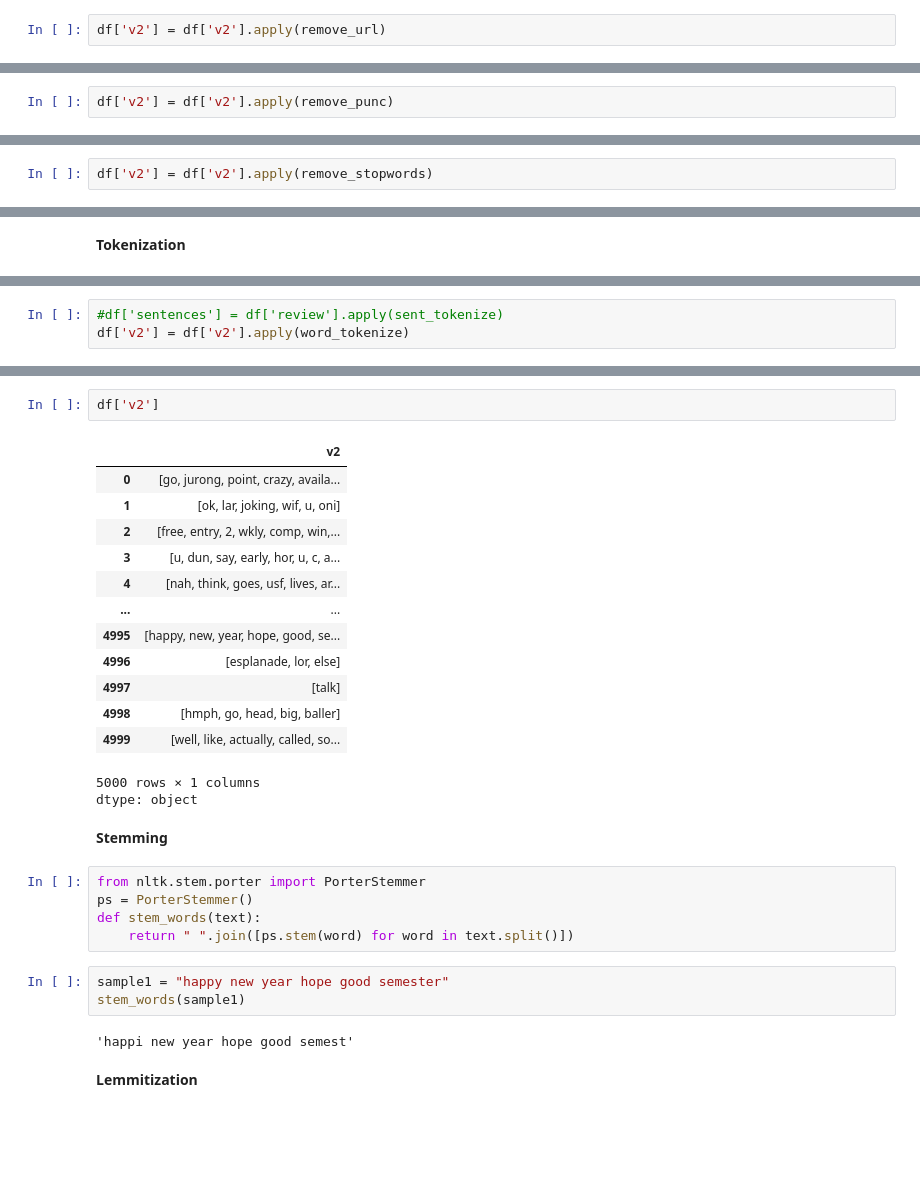
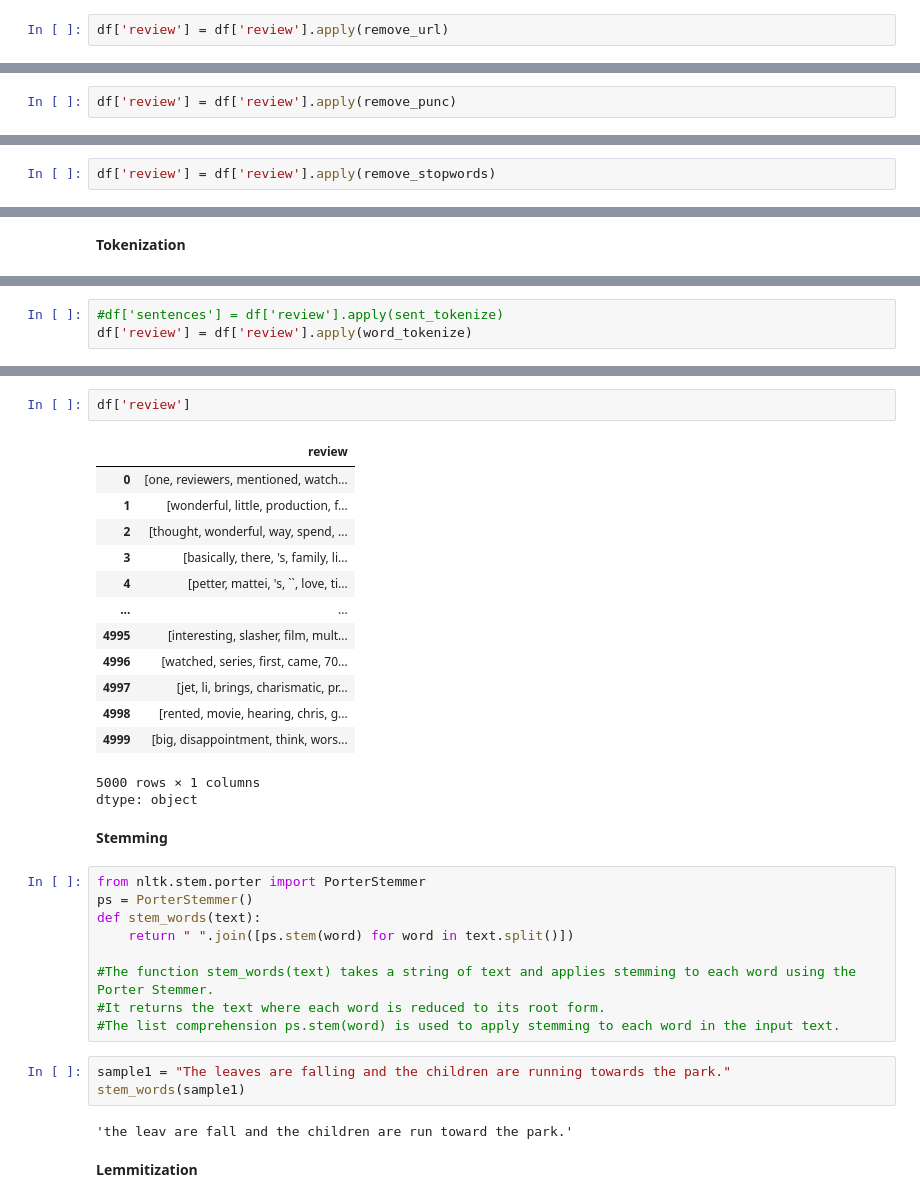
Before and after one commit to nimrashaheen001/Programming_for_AI, a Jupyter notebook: Lab_11NLP_Pratice.ipynb, the cells around one changed output, grey strips where cells are left out. Cells and saved outputs as stored; diff of their text form; blank space fills up the shorter version.

```diff
--- a/Lab_11NLP_Pratice.ipynb
+++ b/Lab_11NLP_Pratice.ipynb
@@ -175,7 +154,7 @@ def remove_url(text):
     pattern = re.compile(r'https?://\S+|www\.\S+')
     return pattern.sub(r'', text)
 # %%
-df['v2'] = df['v2'].apply(remove_url)
+df['review'] = df['review'].apply(remove_url)
 # %% [output]
 A value is trying to be set on a copy of a slice from a DataFrame.
 Try using .loc[row_indexer,col_indexer] = value instead
@@ -219,5 +198,5 @@ df['v2'][5]
 # %%
-df['v2'] = df['v2'].apply(remove_punc)
+df['review'] = df['review'].apply(remove_punc)
 # %% [output]
 A value is trying to be set on a copy of a slice from a DataFrame.
 Try using .loc[row_indexer,col_indexer] = value instead
@@ -287,7 +278,7 @@ remove_stopwords('probably my all-time favorite movie, a story of selflessness,
 # %% [output]
 'probably  all-time favorite movie,  story  selflessness, sacrifice  dedication   noble cause,    preachy  boring.   never gets old, despite   seen   15   times'
 # %%
-df['v2'] = df['v2'].apply(remove_stopwords)
+df['review'] = df['review'].apply(remove_stopwords)
 # %% [output]
 A value is trying to be set on a copy of a slice from a DataFrame.
 Try using .loc[row_indexer,col_indexer] = value instead
@@ -331,6 +326,6 @@ df['v2'][1]
 # %%
 #df['sentences'] = df['review'].apply(sent_tokenize)
-df['v2'] = df['v2'].apply(word_tokenize)
+df['review'] = df['review'].apply(word_tokenize)
 # %% [output]
 A value is trying to be set on a copy of a slice from a DataFrame.
 Try using .loc[row_indexer,col_indexer] = value instead
@@ -344,18 +355,18 @@ df['v2'][1]
 # %%
-df['v2']
+df['review']
 # %% [output]
-|  | v2 |
-| 0 | [go, jurong, point, crazy, availa... |
-| 1 | [ok, lar, joking, wif, u, oni] |
-| 2 | [free, entry, 2, wkly, comp, win,... |
-| 3 | [u, dun, say, early, hor, u, c, a... |
-| 4 | [nah, think, goes, usf, lives, ar... |
+|  | review |
+| 0 | [one, reviewers, mentioned, watch... |
+| 1 | [wonderful, little, production, f... |
+| 2 | [thought, wonderful, way, spend, ... |
+| 3 | [basically, there, 's, family, li... |
+| 4 | [petter, mattei, 's, ``, love, ti... |
 | ... | ... |
-| 4995 | [happy, new, year, hope, good, se... |
-| 4996 | [esplanade, lor, else] |
-| 4997 | [talk] |
-| 4998 | [hmph, go, head, big, baller] |
-| 4999 | [well, like, actually, called, so... |
+| 4995 | [interesting, slasher, film, mult... |
+| 4996 | [watched, series, first, came, 70... |
+| 4997 | [jet, li, brings, charismatic, pr... |
+| 4998 | [rented, movie, hearing, chris, g... |
+| 4999 | [big, disappointment, think, wors... |
 5000 rows × 1 columns
 dtype: object
 # %% [markdown]
@@ -365,11 +376,15 @@ from nltk.stem.porter import PorterStemmer
 ps = PorterStemmer()
 def stem_words(text):
     return " ".join([ps.stem(word) for word in text.split()])
+
+#The function stem_words(text) takes a string of text and applies stemming to each word using the Porter Stemmer.
+#It returns the text where each word is reduced to its root form.
+#The list comprehension ps.stem(word) is used to apply stemming to each word in the input text.
-# %%
-sample1 = "happy new year hope good semester"
-stem_words(sample1)
-# %% [output]
-'happi new year hope good semest'
+# %%
+sample1 = "The leaves are falling and the children are running towards the park."
+stem_words(sample1)
+# %% [output]
+'the leav are fall and the children are run toward the park.'
 # %% [markdown]
 **Lemmitization**
 # %%
```
Also changed, not shown: parts of 44 cells of this notebook.
